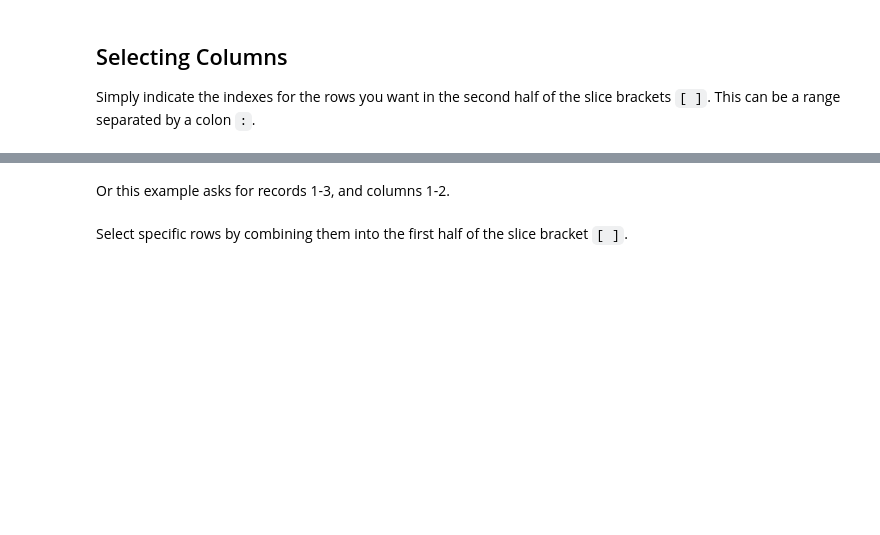
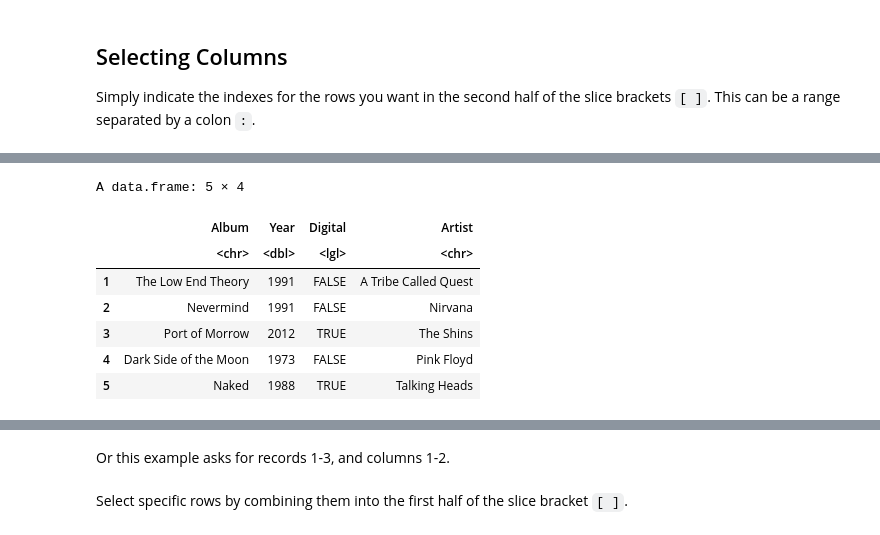
Before and after one commit to nmagee/ds1002, a Jupyter notebook: notebooks/21-dataframes-in-r.ipynb, the cells around one changed output, grey strips where cells are left out. Cells and saved outputs as stored; diff of their text form; code cells hidden in the pictures; blank space fills up the shorter version.

```diff
--- a/notebooks/21-dataframes-in-r.ipynb
+++ b/notebooks/21-dataframes-in-r.ipynb
@@ -45,0 +102,11 @@ df[,1:2]
+# %%
+df[1:5,]
+# %% [output]
+A data.frame: 5 × 4
+|  | Album | Year | Digital | Artist |
+|  | <chr> | <dbl> | <lgl> | <chr> |
+| 1 | The Low End Theory | 1991 | FALSE | A Tribe Called Quest |
+| 2 | Nevermind | 1991 | FALSE | Nirvana |
+| 3 | Port of Morrow | 2012 | TRUE | The Shins |
+| 4 | Dark Side of the Moon | 1973 | FALSE | Pink Floyd |
+| 5 | Naked | 1988 | TRUE | Talking Heads |
```
Also changed, not shown: parts of 33 cells of this notebook.
